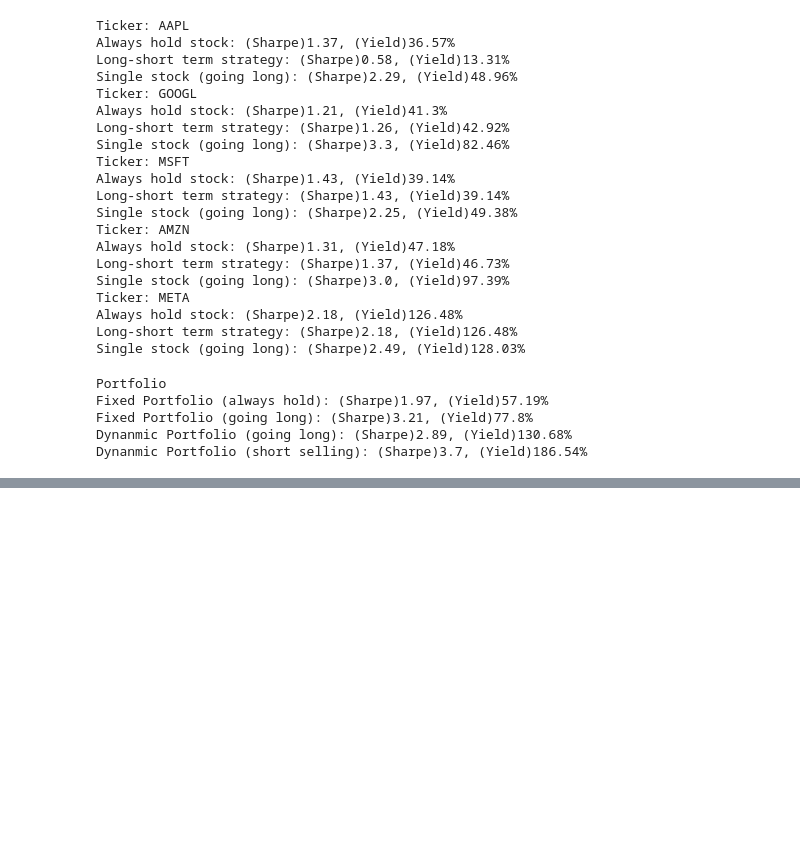
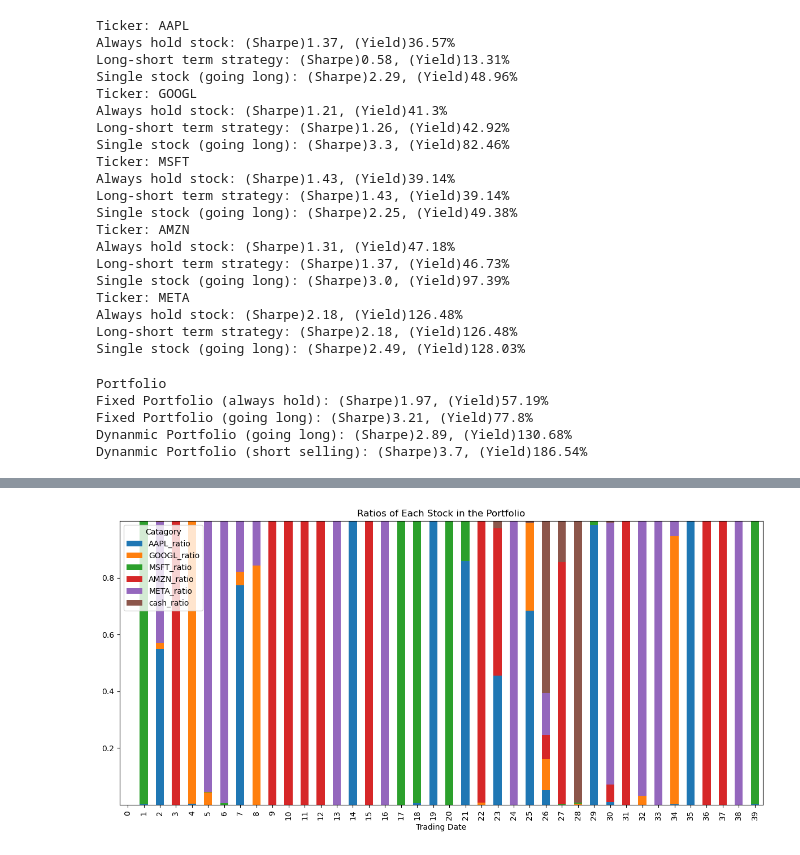
Before and after one commit to AlexWFreeman/Big-Data-Analytics, a Jupyter notebook: model/do_trade.ipynb, the cells around one changed output, grey strips where cells are left out. Cells and saved outputs as stored; diff of their text form; code cells hidden in the pictures; blank space fills up the shorter version.

```diff
--- a/model/do_trade.ipynb
+++ b/model/do_trade.ipynb
@@ -204,0 +274,14 @@ Dynanmic Portfolio (short selling): (Sharpe)3.7, (Yield)186.54%
+# %%
+# Plot stacked bar chart
+df_portfolio[['AAPL_ratio', 'GOOGL_ratio', 'MSFT_ratio', 'AMZN_ratio', 'META_ratio', 'cash_ratio']].head(40).plot(kind='bar', stacked=True, figsize=(12, 6))
+
+# Add labels and title
+plt.xlabel('Trading Date')
+plt.title('Ratios of Each Stock in the Portfolio')
+plt.legend(title='Catagory')
+plt.tight_layout()  # Adjust layout for better appearance
+
+# Show the plot
+plt.show()
+# %% [output]
+[figure, added]
```
Also changed, not shown: parts of 10 cells of this notebook, 1 other file.
